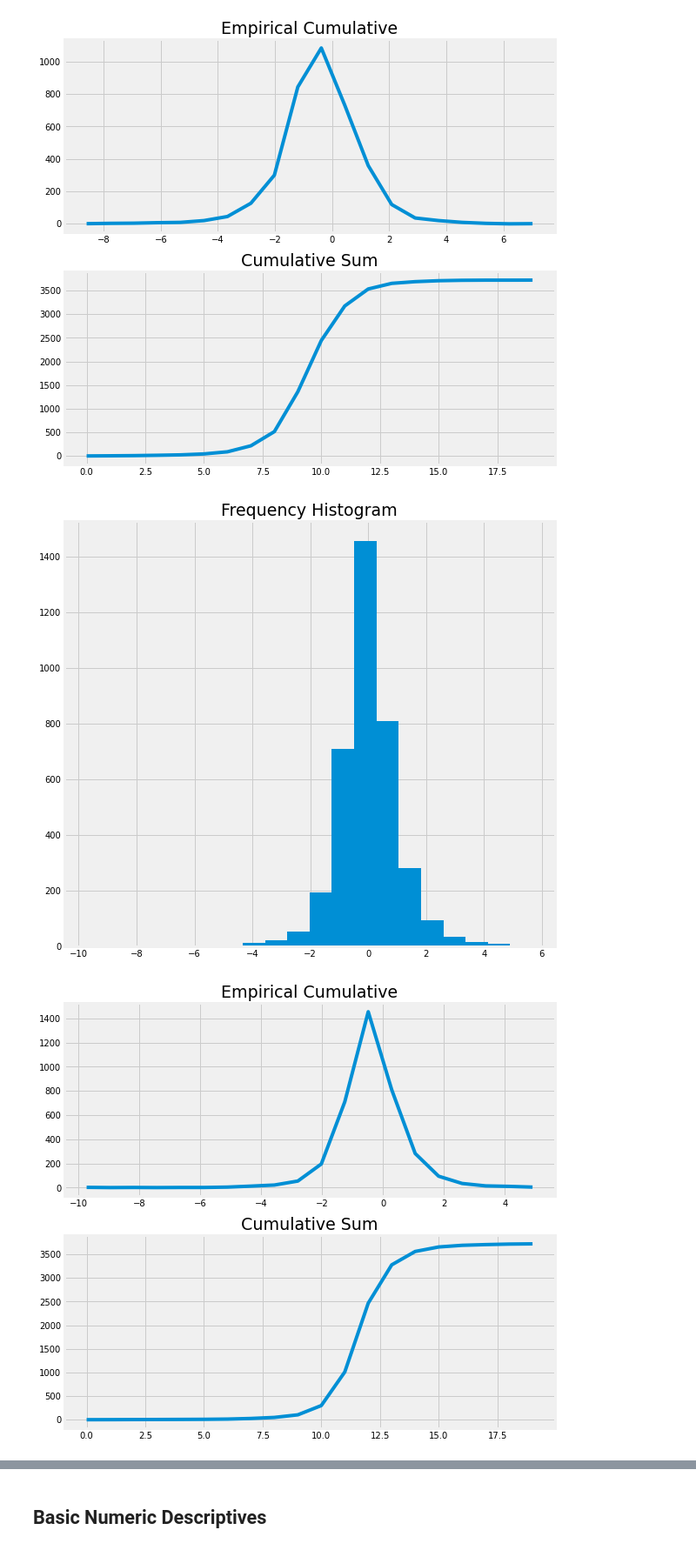
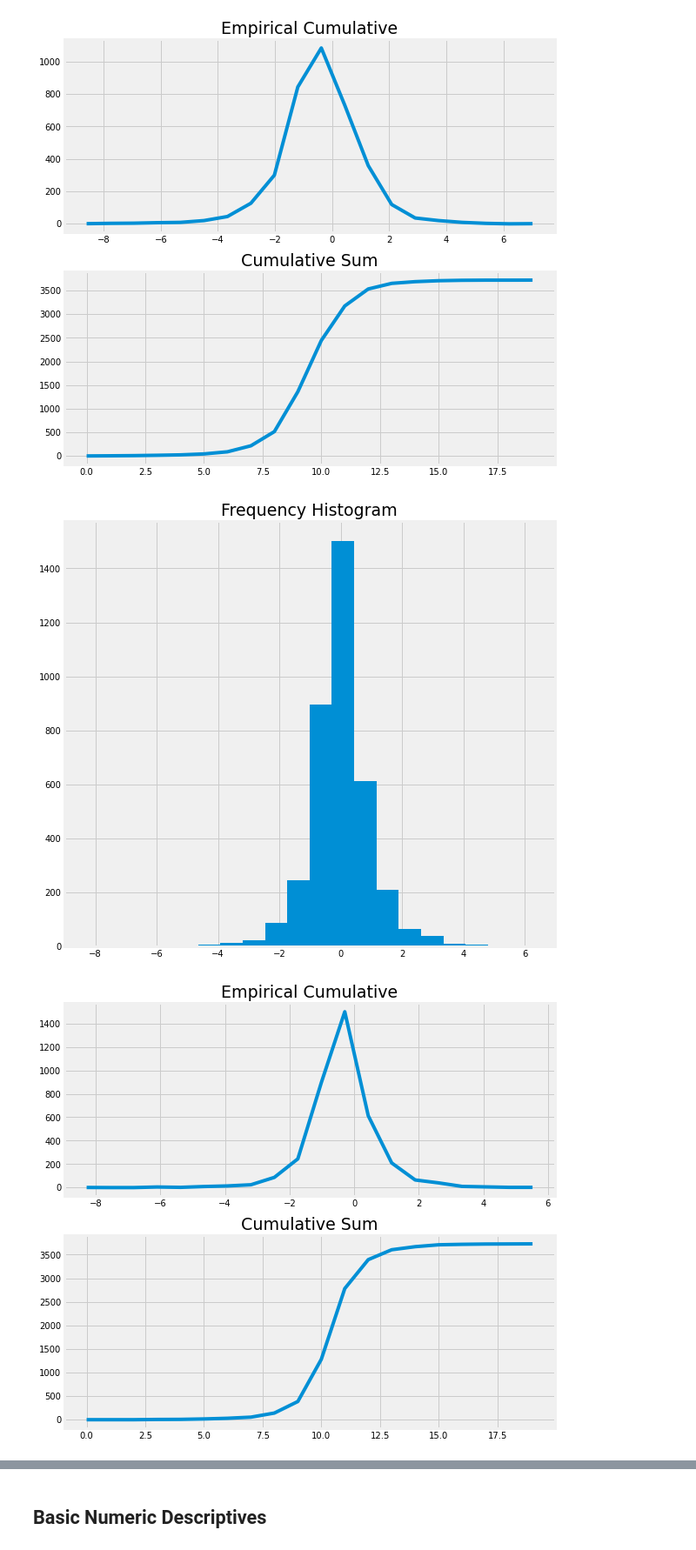
Before and after one commit to Cesuuur/energy-market-analysis, a Jupyter notebook: EstadisticaDescriptiva.ipynb, the cells around one changed output, grey strips where cells are left out. Shown at 87% size. Cells and saved outputs as stored; diff of their text form; code cells hidden in the pictures.

```diff
--- a/EstadisticaDescriptiva.ipynb
+++ b/EstadisticaDescriptiva.ipynb
@@ -112,7 +112,7 @@ plotUtils.plotFunctionWithDates(last_price_day_gas, gas["Fecha"], "2008 - 2022",
 # %% [markdown]
 ## Rendimientos (compund returns)
 # %%
-def compondReturn(dataFrame):
+def compoundReturn(dataFrame):
     array = np.empty(dataFrame.size)
     for i in dataFrame.index:
         array[i] = 100 * np.log10(dataFrame[i+1] / dataFrame[i])
@@ -132,4 +132,4 @@ plotUtils.plotFunction(gas_return,"Compond Return Gas", "Time", "100 * log10(P(t
 # %%
-petroleo_brent_return = compondReturn(last_price_day_petroleo_brent)
-plotUtils.plotFunction(petroleo_brent_return, "Compond Return Petroleo Brent", "Time", "100 * log10(P(t+1)/P(t))")
+petroleo_brent_return = compoundReturn(last_price_day_petroleo_brent)
+plotUtils.plotFunction(petroleo_brent_return, "Compound Return Petroleo Brent", "Time", "100 * log10(P(t+1)/P(t))")
 # %% [output]
@@ -166,7 +166,7 @@ frequencyDistribution(gas_return)
 [figure]
 [figure]
 # %%
-frequencyDistribution(petroleo_wti_return)
+frequencyDistribution(petroleo_brent_return)
 # %% [output]
-[figure, old version]
+[figure, new version]
-[figure, old version]
+[figure, new version]
```
Also changed, not shown: parts of 9 cells of this notebook.
